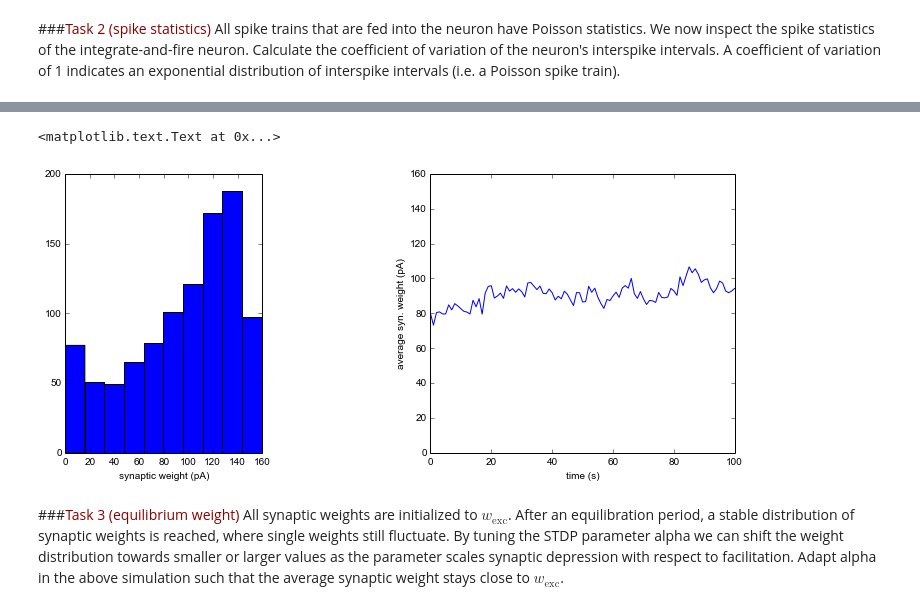
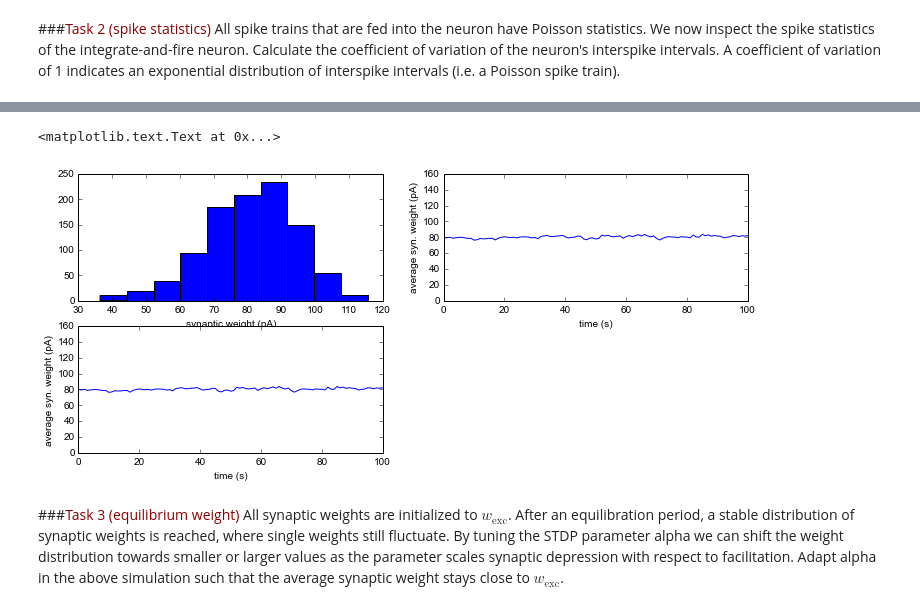
Before and after one commit to CiNCFZJ/CiNC, a Jupyter notebook: summerschool2015/STDP/stdp_tutorial.ipynb, the cells around one changed output, grey strips where cells are left out. Cells and saved outputs as stored; diff of their text form; code cells hidden in the pictures.

```diff
--- a/summerschool2015/STDP/stdp_tutorial.ipynb
+++ b/summerschool2015/STDP/stdp_tutorial.ipynb
@@ -34,9 +34,9 @@ w_exc =   80.0       # excitatory synaptic weights in pA
 w_inh = -320.0       # inhibitory synaptic weights in pA
 
 nu_loc = 8.0         # = nu_exc = nu_inh (spikes/s)
-nu_ext = 8.0         # external input in spikes/s
+nu_ext = 3.0       # external input in spikes/s
 
-sim_time = 100000.0  # simulation time in ms
+sim_time = 100 * 1000.0  # simulation time in ms
 
 # Remove any previously created network and resets the timer
 nest.ResetKernel()
@@ -70,6 +70,13 @@ t_spikes = nest.GetStatus(sd, 'events')[0]['times']
 
 print 'Total number of spikes:', n_spikes, '\n'
 print 'The last 100 spikes occured at:\n', t_spikes[-100:], '\n'
+
+print "firing rate:", (n_spikes / sim_time) * 1000
+
+diffs = np.diff(t_spikes)
+mean = np.mean(diffs)
+std = np.std(diffs)
+print mean, std, "CV", std/mean
 # %% [output]
 The default paramter values of the iaf_neuron model are {u'type_id': <SLILiteral: iaf_neuron>, u'elementsize': 440, u'vp': -1, u'V_reset': -70.0, u'tau_minus': 20.0, u'tau_m': 10.0, u'capacity': (1000 ...
 
@@ -122,9 +128,9 @@ sd_post = nest.Create('spike_detector', 1, {'to_file': False, 'to_memory': True}
 # Set the STDP parameters
 nest.SetStatus(neuron,{'tau_minus': 20.0})
 nest.SetDefaults('stdp_synapse', {'tau_plus': 20.0,
-                                  'mu_plus':   0.0,
-                                  'mu_minus':  0.0,
-                                  'alpha':     1.0,
+                                  'mu_plus':   1.0,
+                                  'mu_minus':  1.0,
+                                  'alpha':     1.11,
                                   'lambda':    0.1,
                                   'Wmax':      2.0*w_exc})
 
@@ -143,36 +149,43 @@ nest.Connect(neuron, sd)
 
 # Get handles for STDP connections
 stdp_connections = nest.GetConnections(inputs)
 
 ws_all = np.array(nest.GetStatus(stdp_connections,'weight'))
 ws_means = np.mean(ws_all)
 
 # Simulate (100 x 1000) ms
 # Keep track of synaptic weights after each simulation step
 for i in range(100):
     nest.Simulate(1000.0)
     ws = nest.GetStatus(stdp_connections,'weight')
     ws_all = np.append(ws_all, ws)
     ws_means = np.append(ws_means, np.mean(ws))
 
 # Analyse and plot synaptic weights
 fig = plt.figure(figsize=(12,5))
 
 # Distribution of synaptic weights
 # Use recordings of the last 10 simulation steps
-ax1 = fig.add_subplot(131)
+ax1 = fig.add_subplot(221)
 ax1.hist(ws_all[-10*C_exc:])
 ax1.set_xlabel('synaptic weight (pA)')
 
 # Development of average synaptic weight over time
-ax2 = fig.add_subplot(122)
+ax2 = fig.add_subplot(222)
 ax2.plot(ws_means)
 ax2.set_ylim([0,2.0*w_exc])
 ax2.set_xlabel('time (s)')
 ax2.set_ylabel('average syn. weight (pA)')
+
+# Development of average synaptic weight over time
+ax2 = fig.add_subplot(223)
+ax2.plot(ws_means)
+ax2.set_ylim([0,2.0*w_exc])
+ax2.set_xlabel('time (s)')
+ax2.set_ylabel('average syn. weight (pA)')
 # %% [output]
 <matplotlib.text.Text at 0x...>
-[figure, old version]
+[figure, new version]
 # %% [markdown]
 ###<font color=darkred size=''>Task 3 (equilibrium weight)</font>
 All synaptic weights are initialized to $w_\mathrm{exc}$. After an equilibration period, a stable distribution of synaptic weights is reached, where single weights still fluctuate. By tuning the STDP parameter alpha we can shift the weight distribution towards smaller or larger values as the parameter scales synaptic depression with respect to facilitation. Adapt alpha in the above simulation such that the average synaptic weight stays close to $w_\mathrm{exc}$.
```
Also changed, not shown: parts of 3 cells of this notebook, 18 other files.
